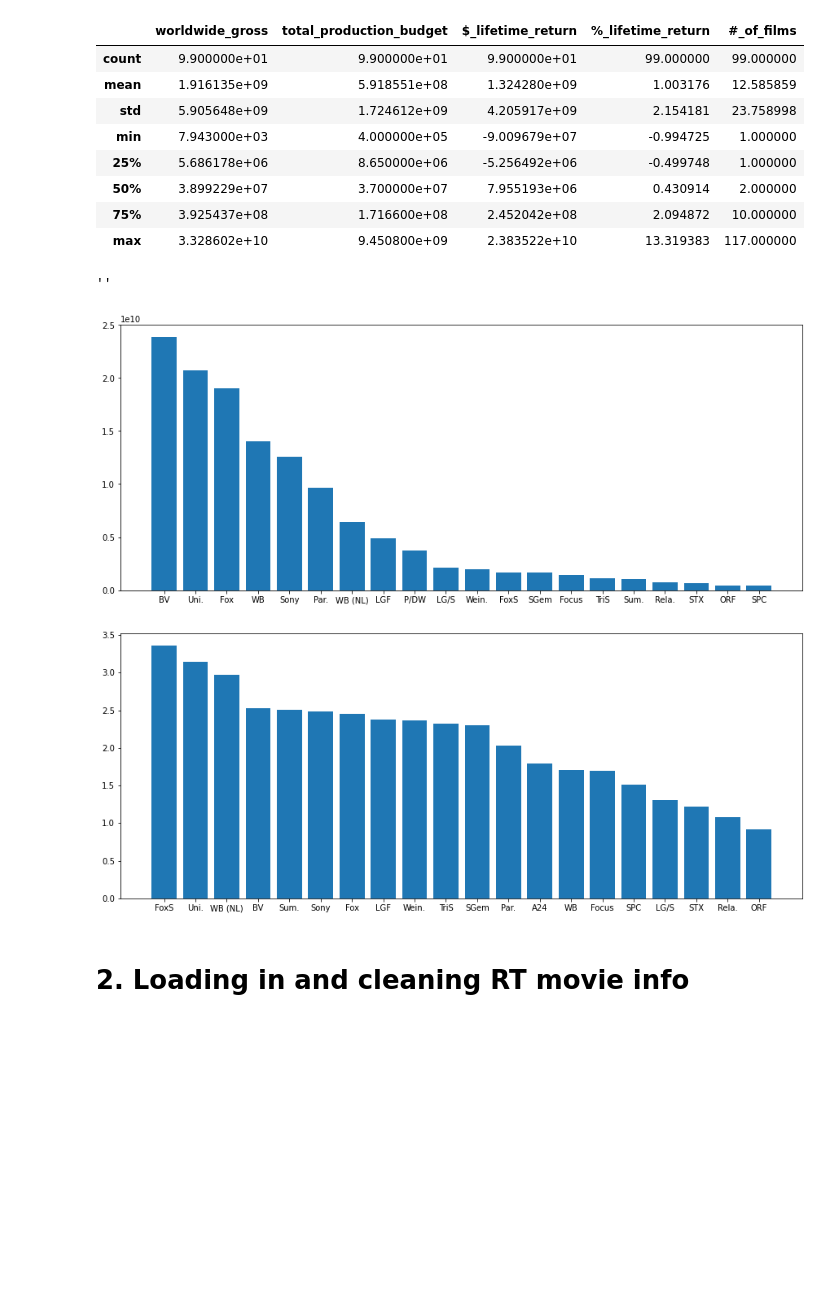
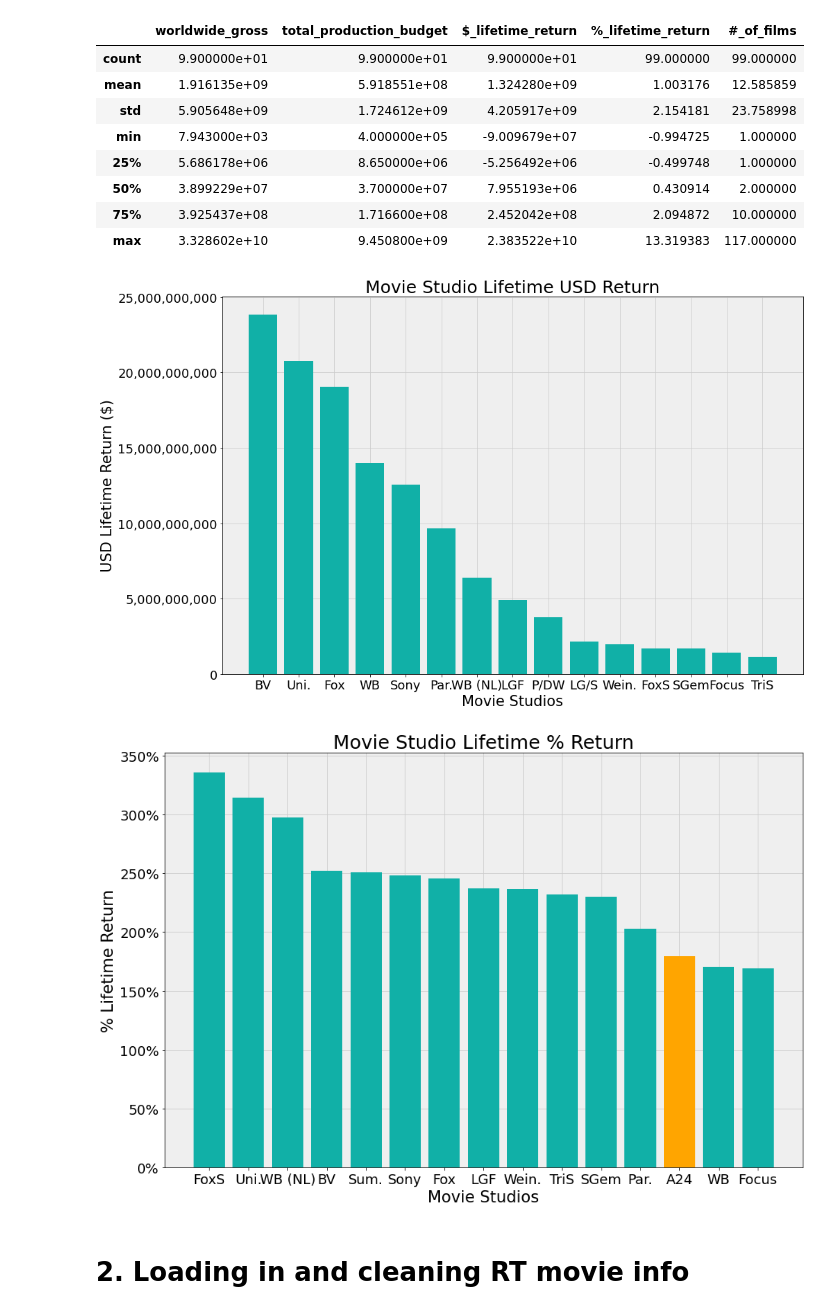
Before and after one commit to kmatk/Movie_Studio_P1_Project, a Jupyter notebook: JN Rough Draft template_vs.ipynb, the cells around one changed output. Cells and saved outputs as stored; diff of their text form; code cells hidden in the pictures; blank space fills up the shorter version.

```diff
--- a/JN Rough Draft template_vs.ipynb
+++ b/JN Rough Draft template_vs.ipynb
@@ -163,27 +152,61 @@ studio or so to speak.
 studio_gross.loc[studio_gross['#_of_films'] > 10].sort_values('#_of_films',ascending=False)
 studio_usd_sort = studio_gross.sort_values('$_lifetime_return',ascending=False)
 studio_pct_sort = studio_gross.loc[studio_gross['#_of_films'] > 10].sort_values('%_lifetime_return',ascending=False)
-# %%
-"""
-1st plot is a bar chart showing in descending order the top 20 studios based on lifetime
-return in usd.
-
-2nd plot is a bar chart showing in descending order the top 20 studios based on lifetime
-return as a %.
-
-3rd chart for exploratory purposes could be a scatter plot with number of movies and returns
-
-"""
-fig, ax = plt.subplots(figsize=(15,6))
-ax.bar(x=studio_usd_sort['studio'].head(20),height=studio_usd_sort['$_lifetime_return'].head(20))
-
-fig, ax = plt.subplots(figsize=(15,6))
-ax.bar(x=studio_pct_sort['studio'].head(20),height=studio_pct_sort['%_lifetime_return'].head(20));
-;
-# %% [output]
-''
-[figure, removed]
-[figure, removed]
+# %%
+"""
+1st plot is a bar chart showing in descending order the top 20 studios based on lifetime
+return in usd.
+
+"""
+from matplotlib.ticker import StrMethodFormatter
+
+fig, ax = plt.subplots(figsize=(15,10))
+small_size, medium_size, large_size, xlarge_size = 14, 18, 21, 25
+plt.rc('font', size=small_size)
+plt.rc('axes', titlesize=xlarge_size)
+plt.rc('axes', labelsize=large_size)
+plt.rc('xtick', labelsize=medium_size)
+plt.rc('ytick', labelsize=medium_size)
+plt.ticklabel_format(style='plain')
+plt.grid(color="#cccccc")
+ax.set_axisbelow(True)
+ax.set_facecolor("#efefef")
+
+ax.bar(x=studio_usd_sort['studio'].head(15),height=studio_usd_sort['$_lifetime_return'].head(15), color="#11b0a7")
+ax.set_xlabel('Movie Studios')
+ax.set_ylabel('USD Lifetime Return ($)')
+ax.set_title('Movie Studio Lifetime USD Return')
+ax.yaxis.set_major_formatter(StrMethodFormatter('{x:,.0f}'))
+plt.tight_layout
+plt.savefig('Movie_studio_usd.png', dpi=1000);
+# %% [output]
+[figure, added]
+# %%
+"""
+2nd plot is a bar chart showing in descending order the top 20 studios based on lifetime
+return as a %.
+"""
+fig, ax = plt.subplots(figsize=(15,10))
+small_size, medium_size, large_size, xlarge_size = 14, 18, 21, 25
+plt.rc('font', size=small_size)
+plt.rc('axes', titlesize=xlarge_size)
+plt.rc('axes', labelsize=large_size)
+plt.rc('xtick', labelsize=medium_size)
+plt.rc('ytick', labelsize=medium_size)
+plt.grid(color="#cccccc")
+ax.set_axisbelow(True)
+ax.set_facecolor("#efefef")
+colors = ["orange" if i == "A24" else "#11b0a7" for i in studio_pct_sort['studio'].head(15)]
+
+ax.bar(x=studio_pct_sort['studio'].head(15),height=studio_pct_sort['%_lifetime_return'].head(15),color=colors)
+plt.gca().yaxis.set_major_formatter(mtick.PercentFormatter(xmax=1.0))
+ax.set_xlabel('Movie Studios')
+ax.set_ylabel('% Lifetime Return')
+ax.set_title('Movie Studio Lifetime % Return')
+plt.tight_layout
+plt.savefig('Movie_studio_pct.png', dpi=1000);
+# %% [output]
+[figure, added]
 # %% [markdown]
 # 2. Loading in and cleaning RT movie info
 # %%
```
Also changed, not shown: parts of 7 cells of this notebook, 3 other files.
